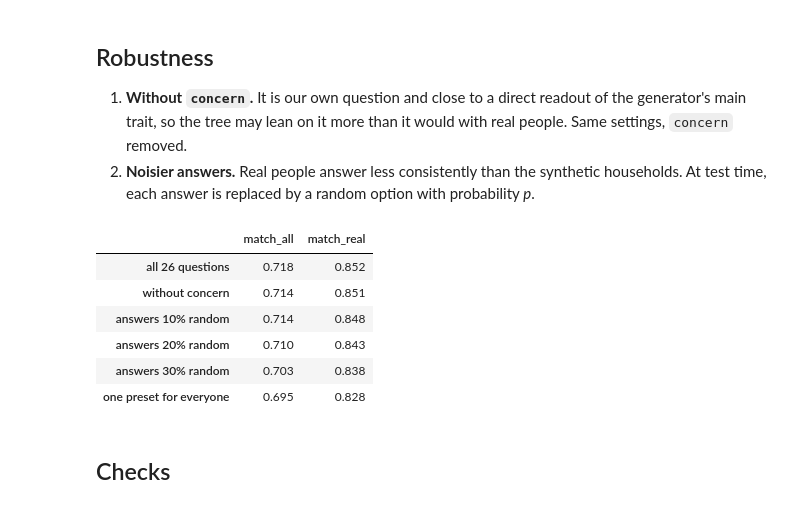
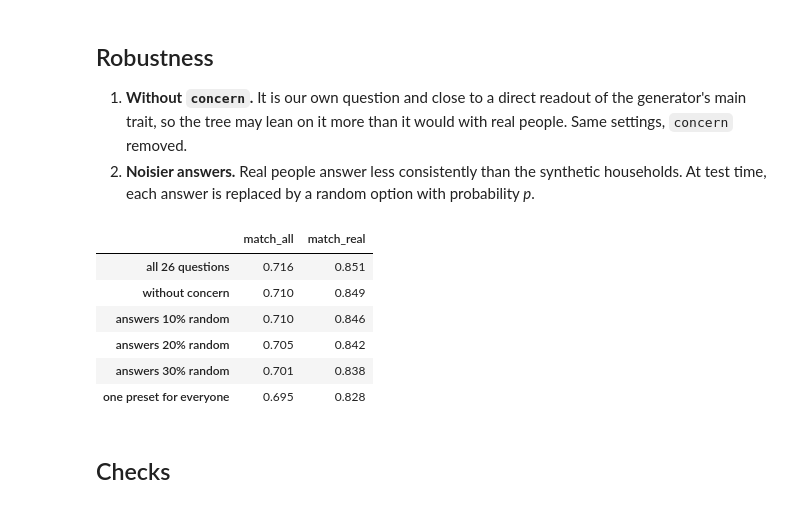
Before and after one commit to baktistr/ppd-household-presets, a Jupyter notebook: notebooks/05_onboarding_tree.ipynb, the cells around one changed output. Saved outputs shown, nothing was run; the diff lists cells and outputs as text; code cells hidden in the pictures.

```diff
--- a/notebooks/05_onboarding_tree.ipynb
+++ b/notebooks/05_onboarding_tree.ipynb
@@ -53,6 +55,7 @@ DEPTHS = [2, 3, 4, 5, 6, 7]         # a path asks at most this many questions
 MIN_LEAF = 25                        # households per leaf, so no preset is chosen from a handful of people
 MAX_QUESTIONS = 7                    # the onboarding budget
 CHOSEN_K = 8                         # team decision: fewer presets are easier to name and explain; None = choose automatically
+CLASS_WEIGHT = "balanced"            # weight small profiles up, so the tree spends splits on them too (otherwise a 4% profile is never reached)
 FOLDS = 5
 SEED = 0
 # %% [markdown]
@@ -114,7 +117,7 @@ for k in CANDIDATES:
     y, P = labels[f"k{k}"].to_numpy(), PRESET_ITEMS[k]
     for depth in DEPTHS:
         for fold, (tr, te) in enumerate(folds):
-            tree = DecisionTreeClassifier(max_depth=depth, min_samples_leaf=MIN_LEAF, random_state=SEED).fit(X[tr], y[tr])
+            tree = DecisionTreeClassifier(max_depth=depth, min_samples_leaf=MIN_LEAF, class_weight=CLASS_WEIGHT, random_state=SEED).fit(X[tr], y[tr])
             by_label = tree.predict(X[te])
             mapping = best_match(tree, X[tr], D[tr], P)
             by_match = np.array([mapping[int(L)] for L in tree.apply(X[te])])
@@ -236,7 +239,7 @@ are similar, so the second matrix shows how much each pair of presets agrees on
 from sklearn.metrics import confusion_matrix
 truth, given = [], []
 for tr, te in folds:
-    tr_tree = DecisionTreeClassifier(max_depth=best_depth, min_samples_leaf=MIN_LEAF, random_state=SEED).fit(X[tr], labels[f"k{best_k}"].to_numpy()[tr])
+    tr_tree = DecisionTreeClassifier(max_depth=best_depth, min_samples_leaf=MIN_LEAF, class_weight=CLASS_WEIGHT, random_state=SEED).fit(X[tr], labels[f"k{best_k}"].to_numpy()[tr])
     mp = best_match(tr_tree, X[tr], D[tr], PRESET_ITEMS[best_k])
     truth += list(labels[f"k{best_k}"].to_numpy()[te]); given += [mp[int(L)] for L in tr_tree.apply(X[te])]
 cm = confusion_matrix(truth, given, labels=range(best_k), normalize="true")
@@ -338,36 +334,36 @@ never used: trust_maker, data_content, data_identity, purpose_diag, sharing
 # %%
 def evaluate(Xall, noise=0.0, rng=None):
     out = []
     for tr, te in folds:
-        tr_tree = DecisionTreeClassifier(max_depth=best_depth, min_samples_leaf=MIN_LEAF, random_state=SEED).fit(Xall[tr], y[tr])
+        tr_tree = DecisionTreeClassifier(max_depth=best_depth, min_samples_leaf=MIN_LEAF, class_weight=CLASS_WEIGHT, random_state=SEED).fit(Xall[tr], y[tr])
         mp = best_match(tr_tree, Xall[tr], D[tr], P)
         Xt = Xall[te].copy()
         if noise:
             flip = rng.random(Xt.shape) < noise
             n_opts = np.array([len(QUESTIONS[q]["options"]) for q in QIDS_USED])
             Xt[flip] = (rng.random(Xt.shape) * n_opts[None, :]).astype(int)[flip]
         chosen = np.array([mp[int(L)] for L in tr_tree.apply(Xt)])
         out.append({"match_real": (P[chosen][:, real] == D[te][:, real]).mean(), "match_all": (P[chosen] == D[te]).mean()})
     return pd.DataFrame(out).mean()
 
 rng = np.random.default_rng(SEED)
 QIDS_USED = QIDS
 rows = {"all 26 questions": evaluate(X)}
 QIDS_USED = [q for q in QIDS if q != "concern"]
 rows["without concern"] = evaluate(X[:, [QIDS.index(q) for q in QIDS_USED]])
 QIDS_USED = QIDS
 for p in [0.1, 0.2, 0.3]:
     rows[f"answers {int(p * 100)}% random"] = evaluate(X, noise=p, rng=rng)
 rows["one preset for everyone"] = one
 robust = pd.DataFrame(rows).T
 robust.round(3)
 # %% [output]
 |  | match_all | match_real |
-| all 26 questions | 0.718 | 0.852 |
-| without concern | 0.714 | 0.851 |
-| answers 10% random | 0.714 | 0.848 |
-| answers 20% random | 0.710 | 0.843 |
-| answers 30% random | 0.703 | 0.838 |
+| all 26 questions | 0.716 | 0.851 |
+| without concern | 0.710 | 0.849 |
+| answers 10% random | 0.710 | 0.846 |
+| answers 20% random | 0.705 | 0.842 |
+| answers 30% random | 0.701 | 0.838 |
 | one preset for everyone | 0.695 | 0.828 |
 # %% [markdown]
 ## Checks
```
Also changed, not shown: parts of 8 cells of this notebook, 7 other files.
